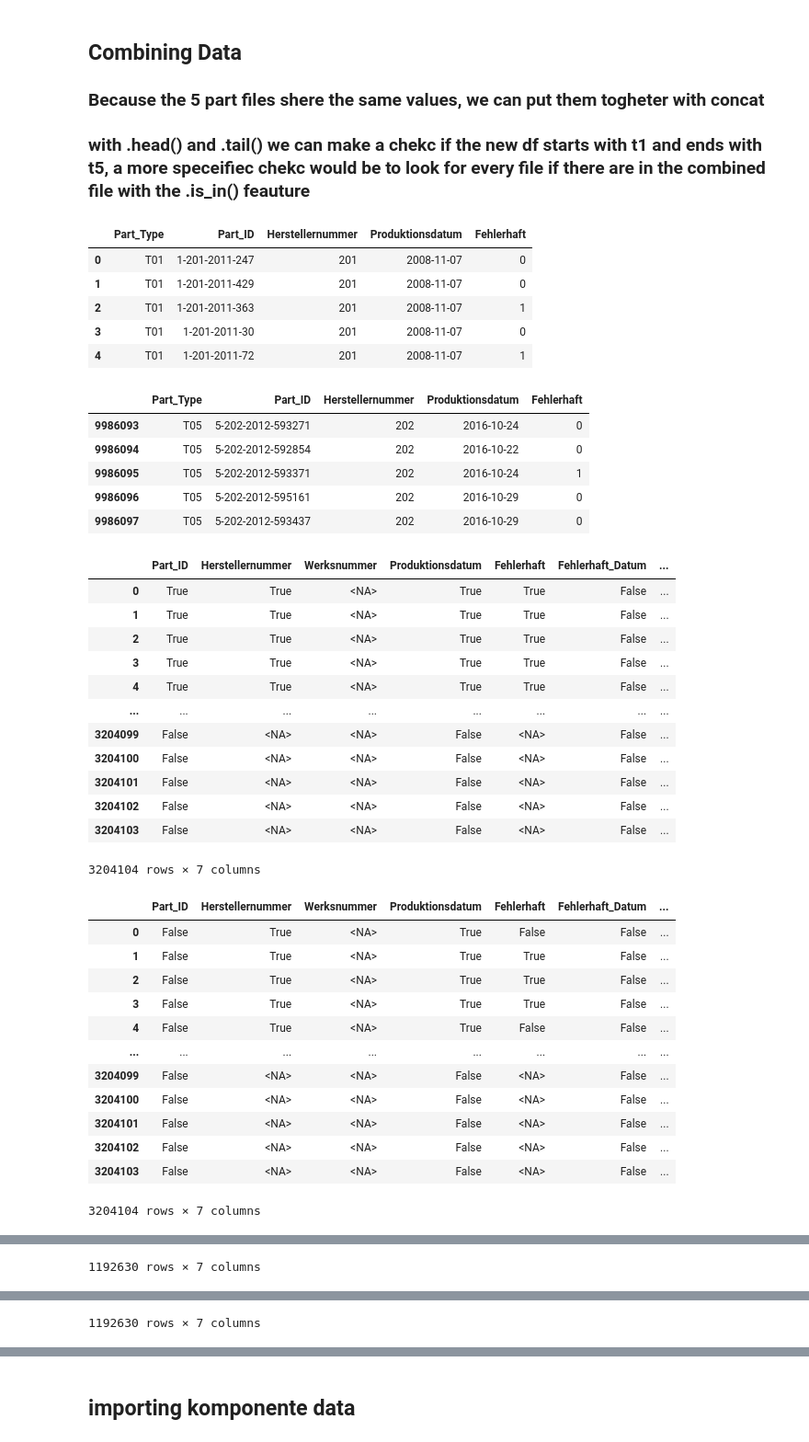
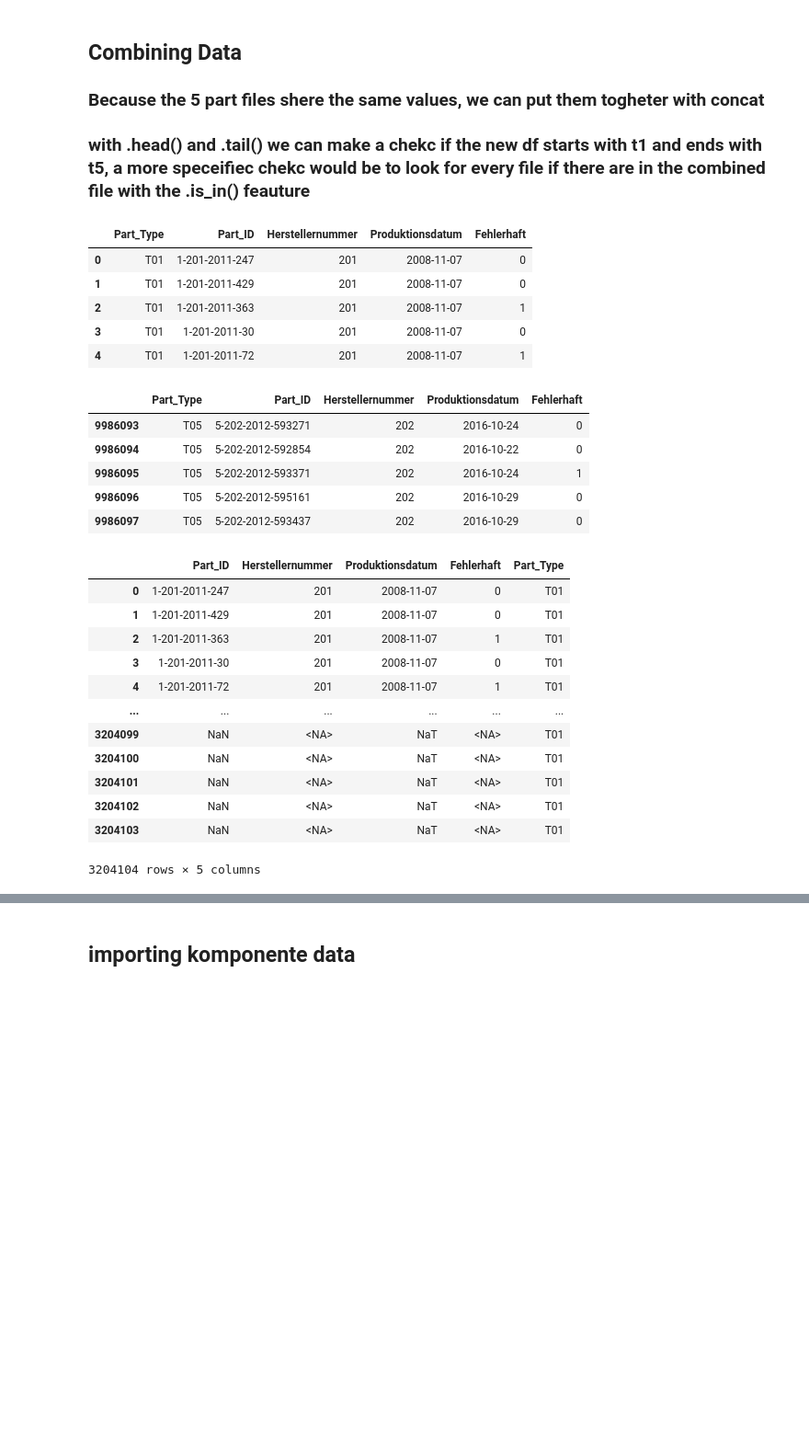
Before and after one commit to Teddy131/IDA-GROUP, a Jupyter notebook: final_data.ipynb, the cells around one changed output, grey strips where cells are left out. Shown at 92% size. Saved outputs shown, nothing was run; the diff lists cells and outputs as text; code cells hidden in the pictures; blank space fills up the shorter version.

```diff
--- a/final_data.ipynb
+++ b/final_data.ipynb
@@ -247,66 +291,44 @@ t05 = load("T05")
 
 ### with .head() and .tail() we can make a chekc if the new df starts with t1 and ends with t5, a more speceifiec chekc would be to look for every file if there are in the combined file with the .is_in() feauture
 # %%
-part_files_filtered = []
-
-# Filter relevant columns # add a part type colum for easy identification
-for i, part in enumerate(part_files):
-    part["Part_Type"] = part_names[i]
-    part_files_filtered.append(
-        part[["Part_ID", "Herstellernummer", "Produktionsdatum", "Fehlerhaft", "Part_Type"]]
-    )
 
 # Merge on row
 einzelteile_combined = pd.concat(part_files_filtered,axis=0, ignore_index=True)
 part_type_column = einzelteile_combined.pop("Part_Type")
 einzelteile_combined.insert(0, "Part_Type",part_type_column)
 
 # Remove rows with only NAN Data
 einzelteile_combined = einzelteile_combined.dropna(how="all")
 
 # Display information
 display(einzelteile_combined.head(), einzelteile_combined.tail())
-display(t01.isin(einzelteile_combined),
-        t02.isin(einzelteile_combined),
-        t03.isin(einzelteile_combined),
-        t04.isin(einzelteile_combined),
-        t05.isin(einzelteile_combined))
+display(part_files_filtered[0])
+# for col in part_files_filtered[0].columns:
+#     missing_value_check = part_files_filtered[col].isin(einzelteile_combined[col]).all()
+#     print(f"{col}: {missing_value_check}")
 # %% [output]
 |  | Part_Type | Part_ID | Herstellernummer | Produktionsdatum | Fehlerhaft |
 | 0 | T01 | 1-201-2011-247 | 201 | 2008-11-07 | 0 |
 | 1 | T01 | 1-201-2011-429 | 201 | 2008-11-07 | 0 |
 | 2 | T01 | 1-201-2011-363 | 201 | 2008-11-07 | 1 |
 | 3 | T01 | 1-201-2011-30 | 201 | 2008-11-07 | 0 |
 | 4 | T01 | 1-201-2011-72 | 201 | 2008-11-07 | 1 |
 |  | Part_Type | Part_ID | Herstellernummer | Produktionsdatum | Fehlerhaft |
 | 9986093 | T05 | 5-202-2012-593271 | 202 | 2016-10-24 | 0 |
 | 9986094 | T05 | 5-202-2012-592854 | 202 | 2016-10-22 | 0 |
 | 9986095 | T05 | 5-202-2012-593371 | 202 | 2016-10-24 | 1 |
 | 9986096 | T05 | 5-202-2012-595161 | 202 | 2016-10-29 | 0 |
 | 9986097 | T05 | 5-202-2012-593437 | 202 | 2016-10-29 | 0 |
-|  | Part_ID | Herstellernummer | Werksnummer | Produktionsdatum | Fehlerhaft | Fehlerhaft_Datum | ... |
-| 0 | True | True | <NA> | True | True | False | ... |
-| 1 | True | True | <NA> | True | True | False | ... |
-| 2 | True | True | <NA> | True | True | False | ... |
-| 3 | True | True | <NA> | True | True | False | ... |
-| 4 | True | True | <NA> | True | True | False | ... |
-| ... | ... | ... | ... | ... | ... | ... | ... |
-| 3204099 | False | <NA> | <NA> | False | <NA> | False | ... |
-| 3204100 | False | <NA> | <NA> | False | <NA> | False | ... |
-| 3204101 | False | <NA> | <NA> | False | <NA> | False | ... |
-| 3204102 | False | <NA> | <NA> | False | <NA> | False | ... |
-| 3204103 | False | <NA> | <NA> | False | <NA> | False | ... |
+|  | Part_ID | Herstellernummer | Produktionsdatum | Fehlerhaft | Part_Type |
+| 0 | 1-201-2011-247 | 201 | 2008-11-07 | 0 | T01 |
+| 1 | 1-201-2011-429 | 201 | 2008-11-07 | 0 | T01 |
+| 2 | 1-201-2011-363 | 201 | 2008-11-07 | 1 | T01 |
+| 3 | 1-201-2011-30 | 201 | 2008-11-07 | 0 | T01 |
+| 4 | 1-201-2011-72 | 201 | 2008-11-07 | 1 | T01 |
+| ... | ... | ... | ... | ... | ... |
+| 3204099 | NaN | <NA> | NaT | <NA> | T01 |
+| 3204100 | NaN | <NA> | NaT | <NA> | T01 |
+| 3204101 | NaN | <NA> | NaT | <NA> | T01 |
+| 3204102 | NaN | <NA> | NaT | <NA> | T01 |
+| 3204103 | NaN | <NA> | NaT | <NA> | T01 |
-3204104 rows × 7 columns
+3204104 rows × 5 columns
-|  | Part_ID | Herstellernummer | Werksnummer | Produktionsdatum | Fehlerhaft | Fehlerhaft_Datum | ... |
-| 0 | False | True | <NA> | True | False | False | ... |
-| 1 | False | True | <NA> | True | True | False | ... |
-| 2 | False | True | <NA> | True | True | False | ... |
-| 3 | False | True | <NA> | True | True | False | ... |
-| 4 | False | True | <NA> | True | False | False | ... |
-| ... | ... | ... | ... | ... | ... | ... | ... |
-| 3204099 | False | <NA> | <NA> | False | <NA> | False | ... |
-| 3204100 | False | <NA> | <NA> | False | <NA> | False | ... |
-| 3204101 | False | <NA> | <NA> | False | <NA> | False | ... |
-| 3204102 | False | <NA> | <NA> | False | <NA> | False | ... |
-| 3204103 | False | <NA> | <NA> | False | <NA> | False | ... |
-3204104 rows × 7 columns
@@ -325 +334,0 @@ display(t01.isin(einzelteile_combined),
-1192630 rows × 7 columns
@@ -338 +334,0 @@ display(t01.isin(einzelteile_combined),
-1192630 rows × 7 columns
```
Also changed, not shown: parts of 4 cells of this notebook.
